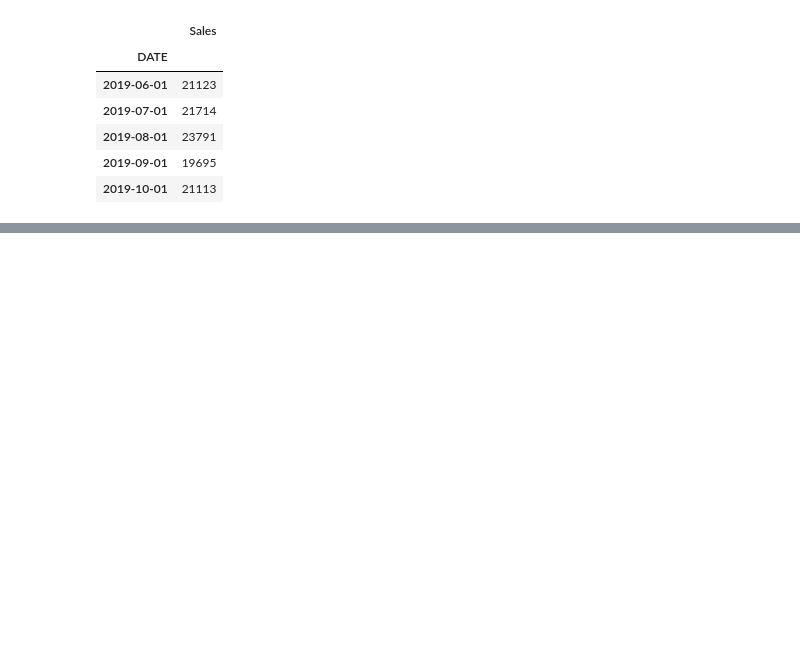
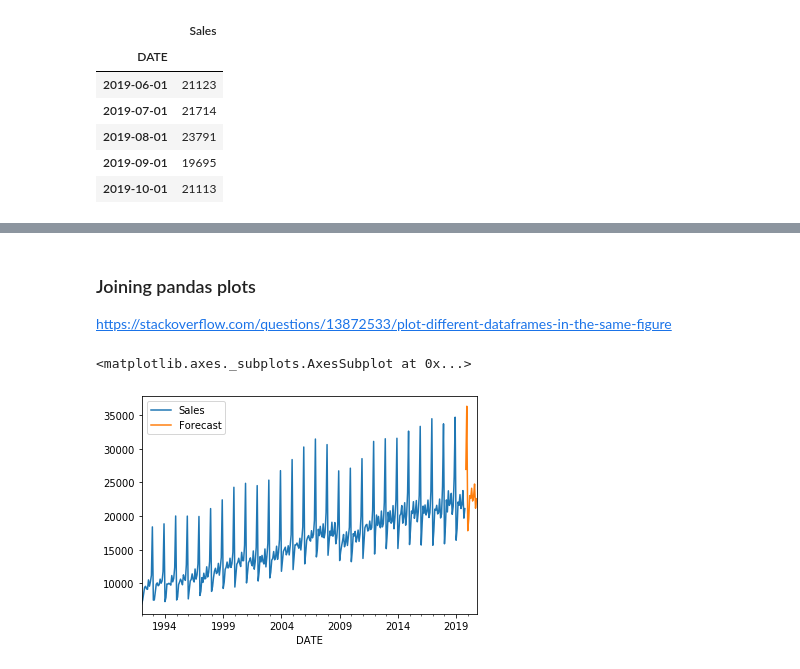
Before and after one commit to GkouskosV/Complete-tensorflow2-and-keras-DeepLearning-bootcamp, a Jupyter notebook: RNN/rnn_time_series.ipynb, the cells around one changed output, grey strips where cells are left out. Cells and saved outputs as stored; diff of their text form; code cells hidden in the pictures; blank space fills up the shorter version.

```diff
--- a/RNN/rnn_time_series.ipynb
+++ b/RNN/rnn_time_series.ipynb
@@ -385,0 +410,10 @@ ValueError: Shape of passed values is (12, 1), indices imply (0, 1)
+# %% [markdown]
+### Joining pandas plots
+
+https://stackoverflow.com/questions/13872533/plot-different-dataframes-in-the-same-figure
+# %%
+ax = df.plot()
+forecast_df.plot(ax=ax)
+# %% [output]
+<matplotlib.axes._subplots.AxesSubplot at 0x...>
+[figure, added]
```
Also changed, not shown: parts of 14 cells of this notebook.
